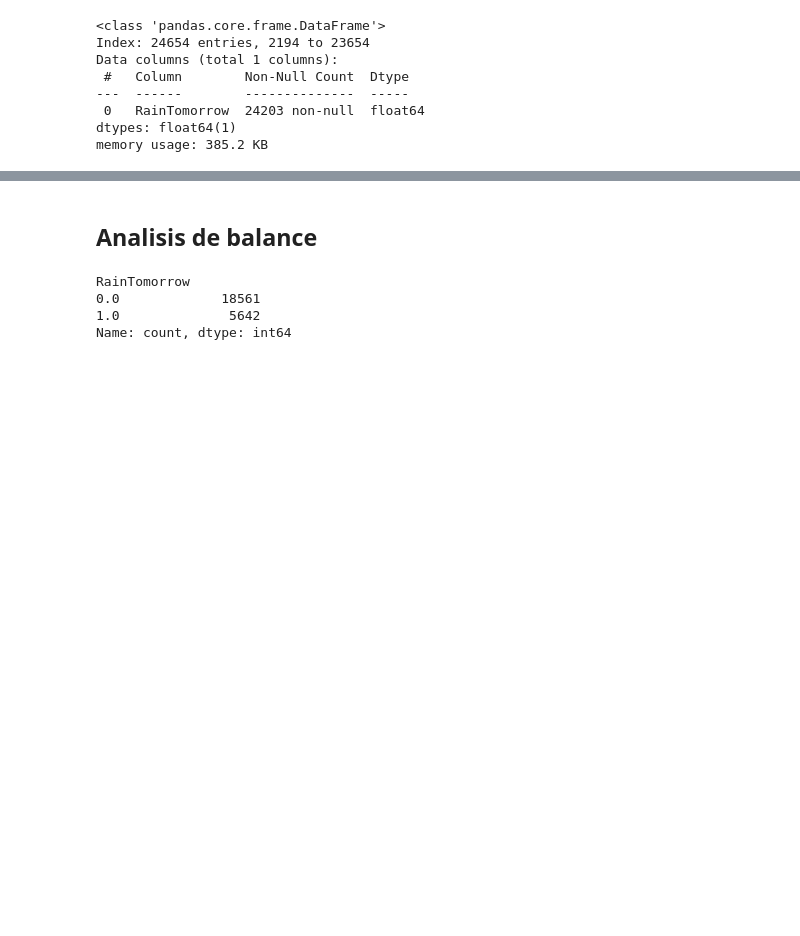
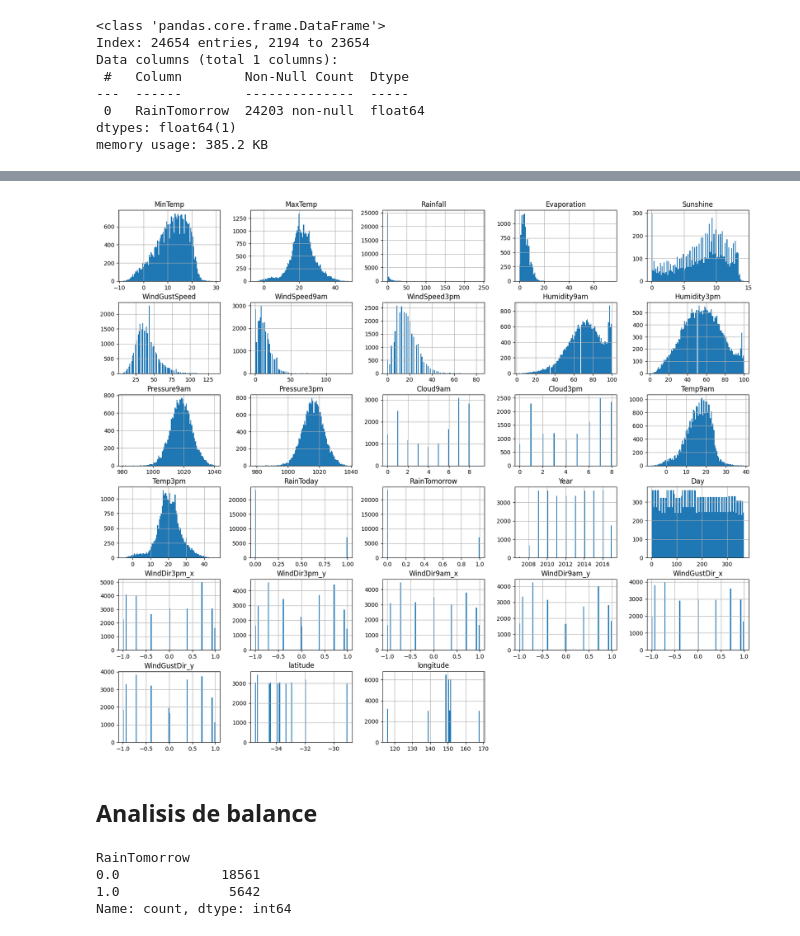
Before and after one commit to bpace1/AA1-TUIA-Crenna-Pace-SanchoAlmenar, a Jupyter notebook: TP-clasificacion-AA1.ipynb, the cells around one changed output, grey strips where cells are left out. Cells and saved outputs as stored; diff of their text form; code cells hidden in the pictures; blank space fills up the shorter version.

```diff
--- a/TP-clasificacion-AA1.ipynb
+++ b/TP-clasificacion-AA1.ipynb
@@ -328,0 +358,6 @@ X_test = pd.DataFrame(knn.transform(X_test), columns=X_test.columns)
+# %%
+df.hist(figsize= (20,17), bins=100)
+
+plt.show()
+# %% [output]
+[figure, added]
```
Also changed, not shown: parts of 24 cells of this notebook.
